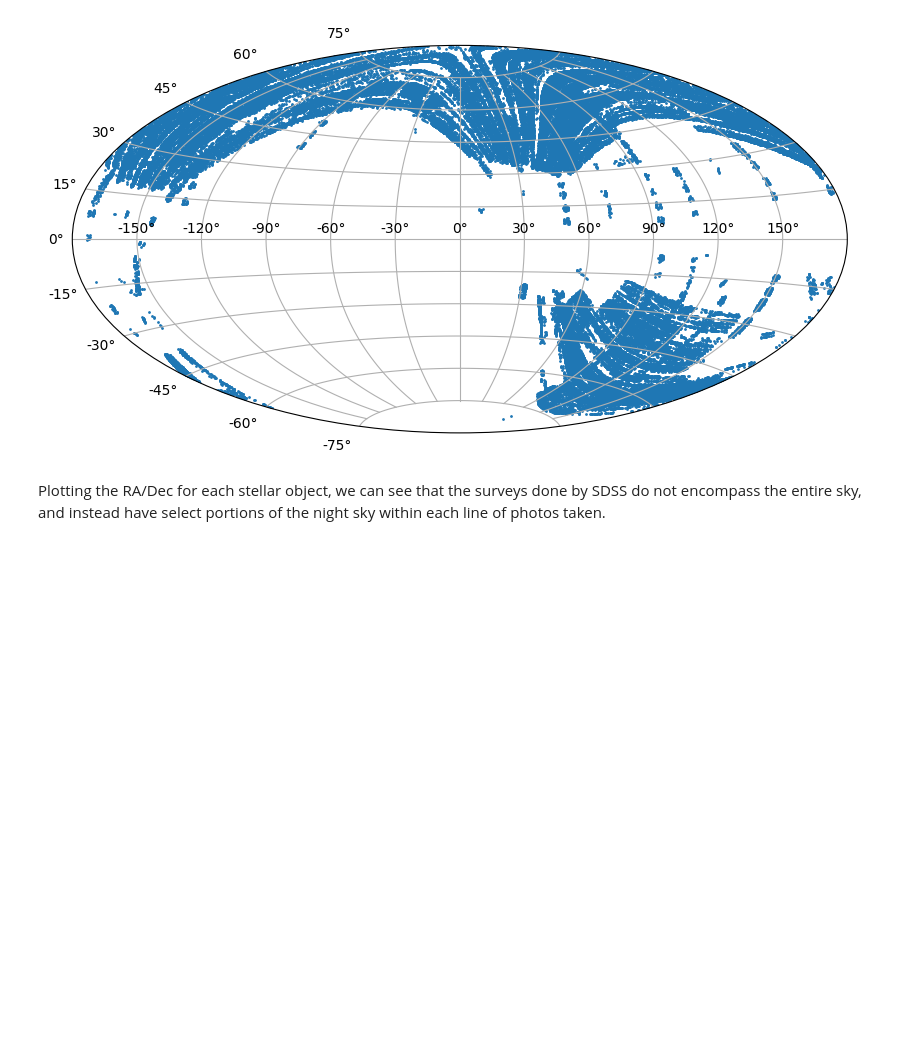
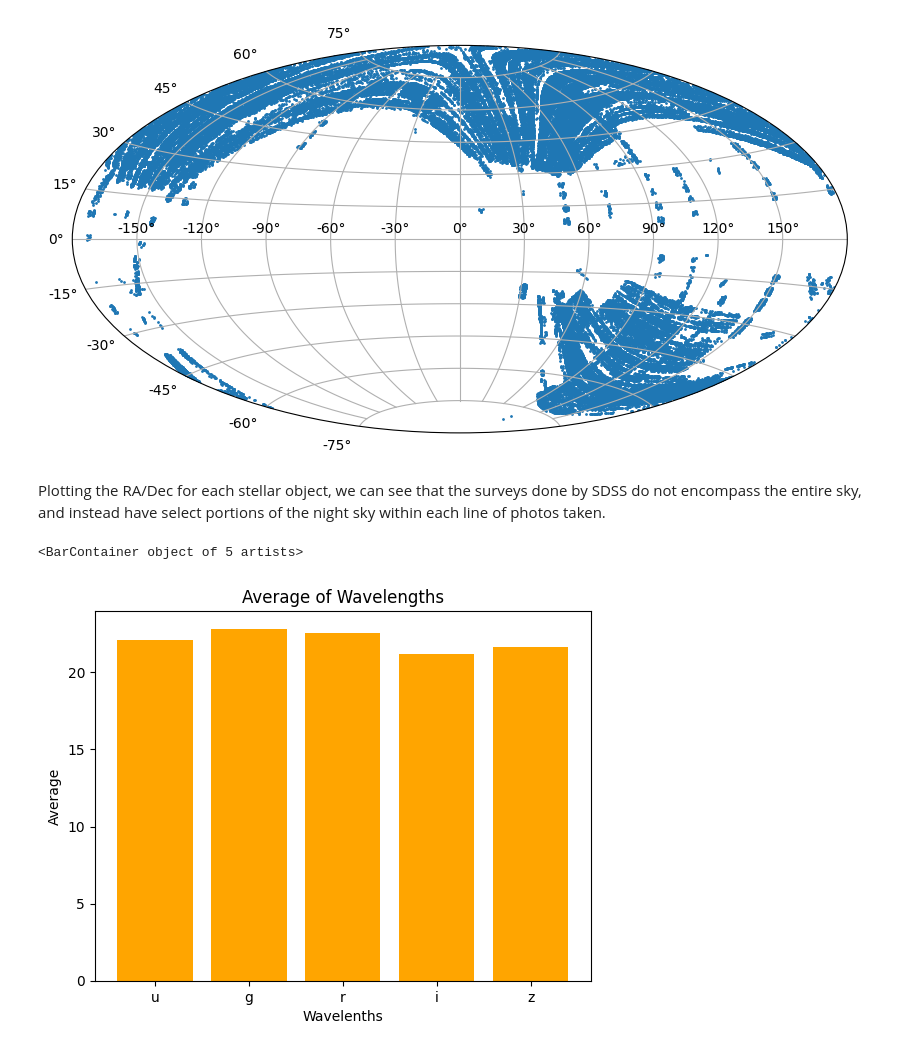
Before and after one commit to AbhaySh4r/ML-AstroSet, a Jupyter notebook: Project1_Visualizations.ipynb, the cells around one changed output. Drawn from its saved outputs; the diff is of its cells as text; code cells hidden in the pictures; blank space fills up the shorter version.

Commit message:
added bar graph

```diff
--- a/Project1_Visualizations.ipynb
+++ b/Project1_Visualizations.ipynb
@@ -214,3 +213,21 @@ plt.scatter(gal.l.wrap_at('180d').radian, gal.b.radian, s=1, cmap = matplotlib.c
 [figure]
 # %% [markdown]
 Plotting the RA/Dec for each stellar object, we can see that the surveys done by SDSS do not encompass the entire sky, and instead have select portions of the night sky within each line of photos taken.
+# %%
+import matplotlib.pyplot as plt
+#sns.histplot(df, x = "redshift", hue="class")
+#avg = sum(float(df['u']))/len(float(df['u']))
+#print(avg)
+#countg = df.sum(g)
+#label = ['u', 'g']
+#plt.bar(df['u'], countg, label = label, width=0.8, color = ['red', 'green'] )
+
+data = [22.080679, 22.83188, 22.58444, 21.16812, 21.61427 ]
+wavelenths = ['u','g','r','i','z']
+plt.xlabel('Wavelenths')
+plt.ylabel('Average')
+plt.title('Average of Wavelengths')
+plt.bar(wavelenths, data, color = 'orange', width=0.8)
+# %% [output]
+<BarContainer object of 5 artists>
+[figure, added]
```
Also changed, not shown: parts of 1 cell of this notebook.
